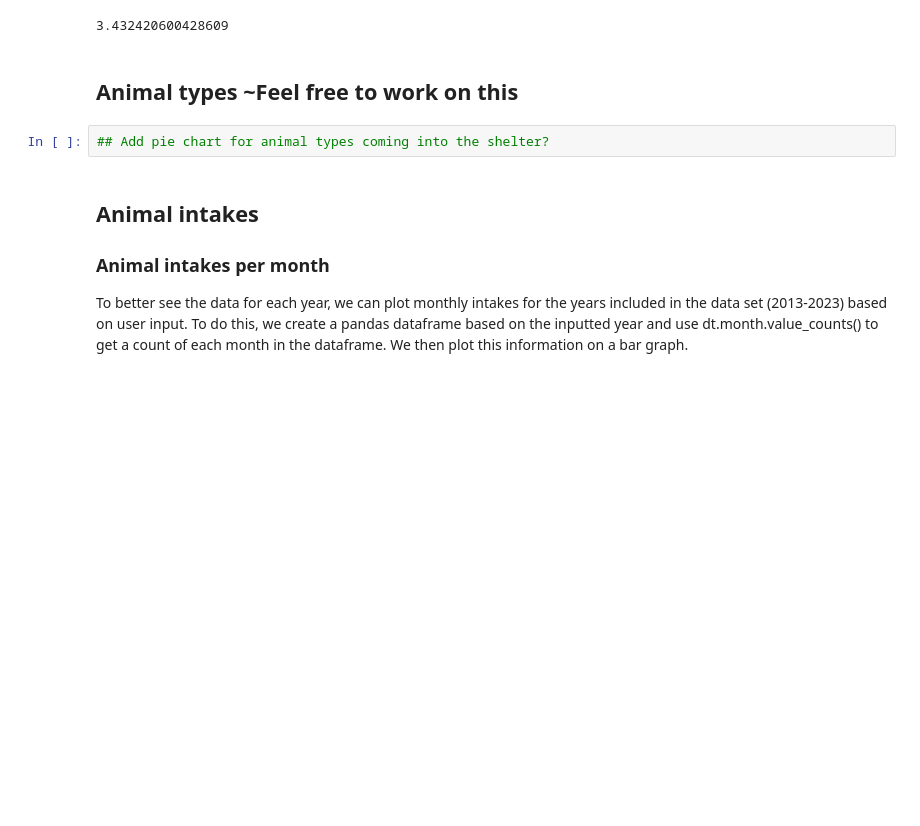
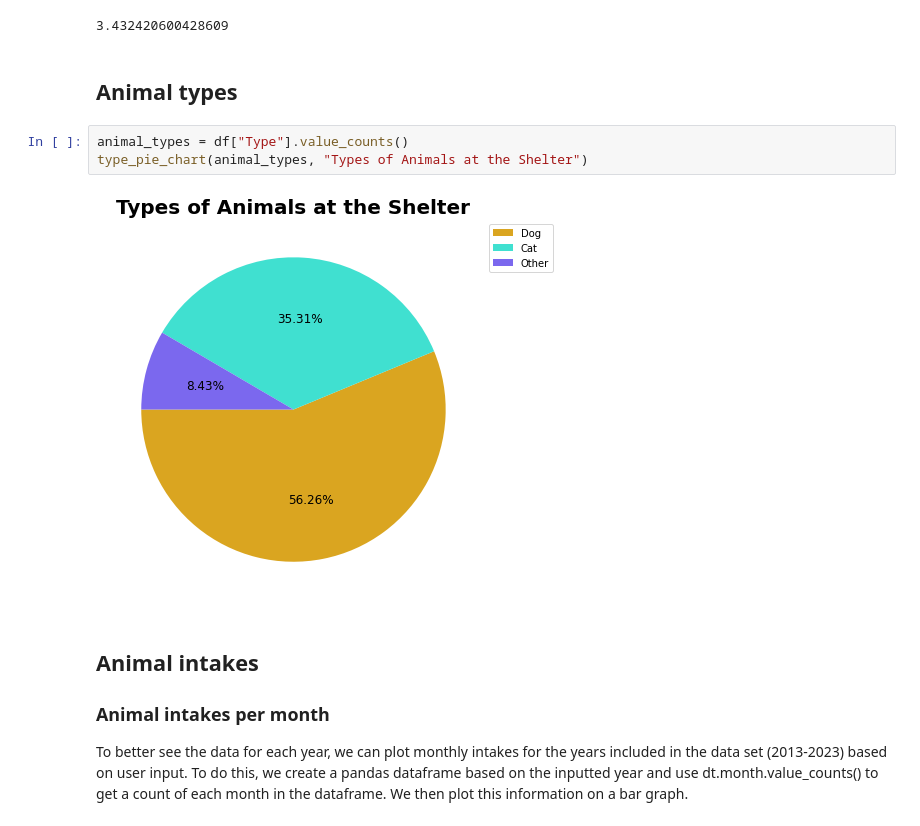
Before and after one commit to cillam/animal_shelter, a Jupyter notebook: animal_shelter_data_analysis.ipynb, the cells around one changed output. Saved outputs shown, nothing was run; the diff lists cells and outputs as text; blank space fills up the shorter version.

```diff
--- a/animal_shelter_data_analysis.ipynb
+++ b/animal_shelter_data_analysis.ipynb
@@ -64,9 +64,12 @@ print(avg_age_in_years)
 # %% [output]
 3.432420600428609
 # %% [markdown]
-## Animal types ~Feel free to work on this
+## Animal types
-# %%
-## Add pie chart for animal types coming into the shelter?
+# %%
+animal_types = df["Type"].value_counts()
+type_pie_chart(animal_types, "Types of Animals at the Shelter")
+# %% [output]
+[figure, added]
 # %% [markdown]
 ## Animal intakes
 ### Animal intakes per month
```
Also changed, not shown: parts of 7 cells of this notebook, 1 other file.
